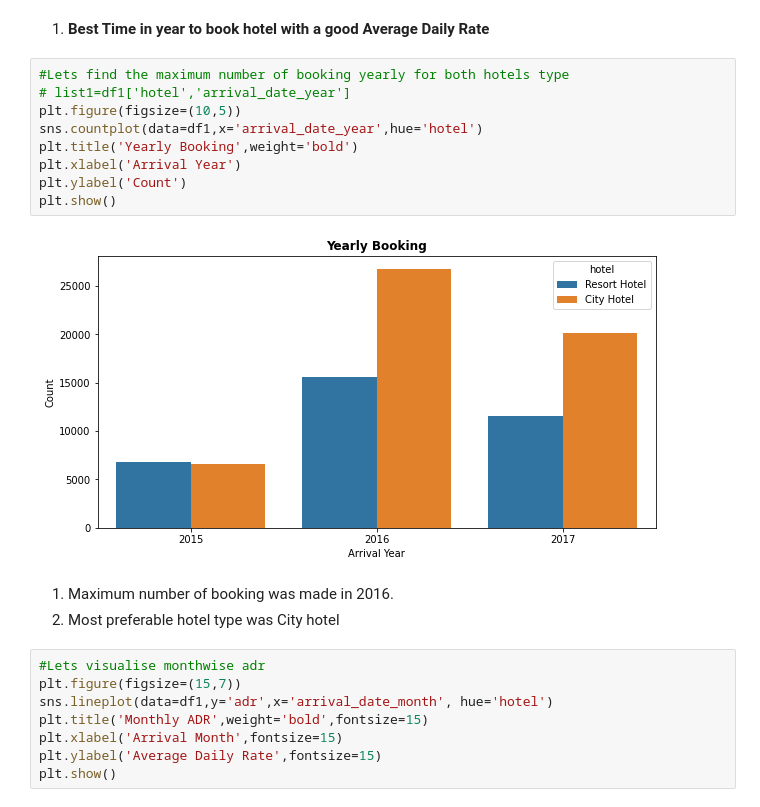
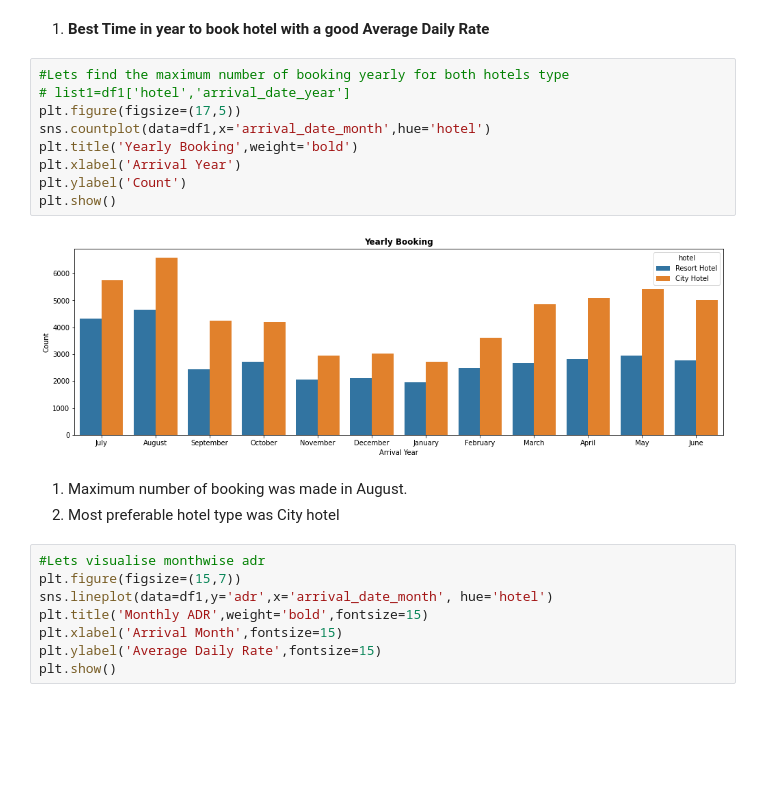
Before and after one commit to Kaushaljha488/Hotel-booking-Analysis, a Jupyter notebook: kaushal_Hotel_Booking_Analysis_Capstone_Project.ipynb, the cells around one changed output. Saved outputs shown, nothing was run; the diff lists cells and outputs as text; blank space fills up the shorter version.

Commit message:
visualization(continue)

```diff
--- a/kaushal_Hotel_Booking_Analysis_Capstone_Project.ipynb
+++ b/kaushal_Hotel_Booking_Analysis_Capstone_Project.ipynb
@@ -300,17 +300,17 @@ memory usage: 22.0+ MB
 # %%
 #Lets find the maximum number of booking yearly for both hotels type
 # list1=df1['hotel','arrival_date_year']
-plt.figure(figsize=(10,5))
-sns.countplot(data=df1,x='arrival_date_year',hue='hotel')
+plt.figure(figsize=(17,5))
+sns.countplot(data=df1,x='arrival_date_month',hue='hotel')
 plt.title('Yearly Booking',weight='bold')
 plt.xlabel('Arrival Year')
 plt.ylabel('Count')
 plt.show()
 # %% [output]
-[figure, old version]
+[figure, new version]
 # %% [markdown]
 
-1. Maximum number of booking was made in 2016.
+1. Maximum number of booking was made in August.
 2. Most preferable hotel type was City hotel
 # %%
 #Lets visualise monthwise adr
```
Also changed, not shown: parts of 21 cells of this notebook.
